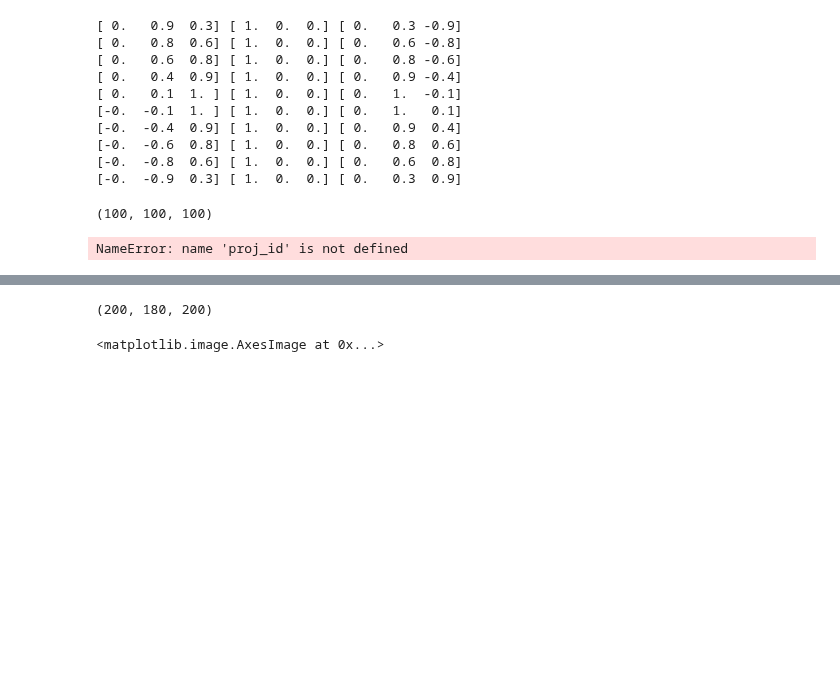
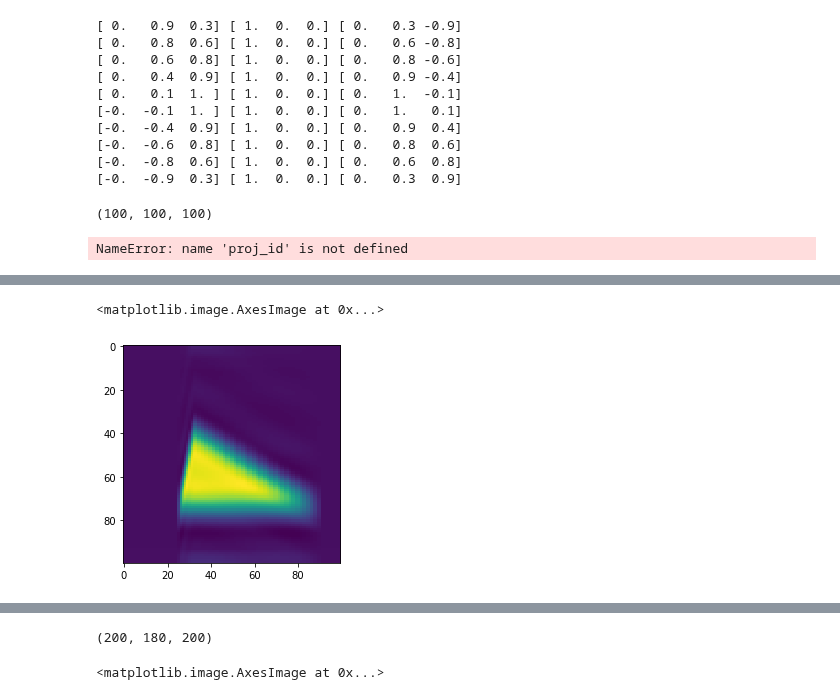
Before and after one commit to grlewis333/phd-work, a Jupyter notebook: multi-axis-tomo/scalar-rot-proj.ipynb, the cells around one changed output, grey strips where cells are left out. Drawn from its saved outputs; the diff is of its cells as text; code cells hidden in the pictures; blank space fills up the shorter version.

```diff
--- a/multi-axis-tomo/scalar-rot-proj.ipynb
+++ b/multi-axis-tomo/scalar-rot-proj.ipynb
@@ -177 +178,6 @@ plt.imshow(np.mean(reconstruction,axis=0))
+# %%
+plt.imshow(np.mean(recon_normal,axis=0))
+# %% [output]
+<matplotlib.image.AxesImage at 0x...>
+[figure, added]
 # %%
```
Also changed, not shown: parts of 7 cells of this notebook.
